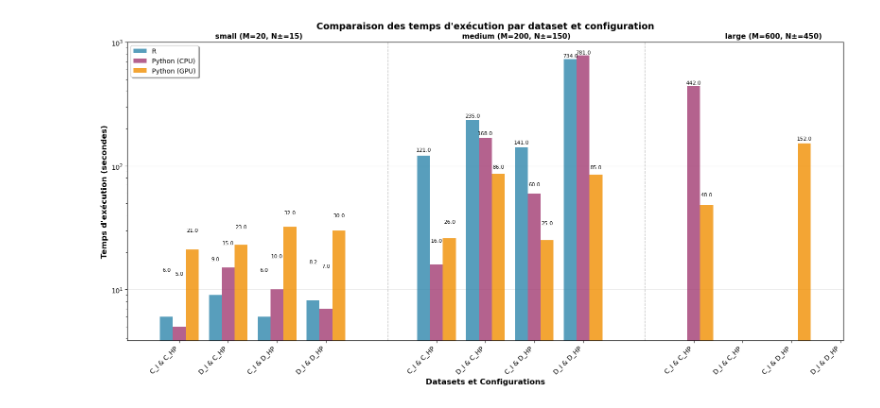
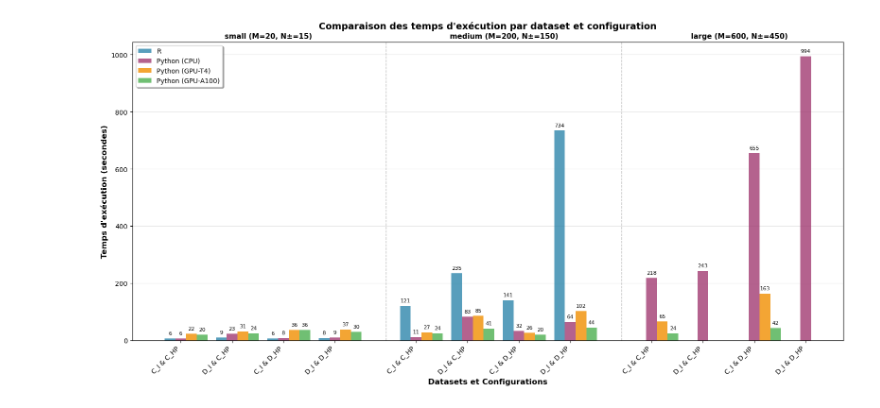
Before and after one commit to SimLej18/MagmaClustPy, a Jupyter notebook: benchmarks/benchmark_analysis.ipynb, the cells around one changed output. Drawn from its saved outputs; the diff is of its cells as text; code cells hidden in the pictures.

```diff
--- a/benchmarks/benchmark_analysis.ipynb
+++ b/benchmarks/benchmark_analysis.ipynb
@@ -6,21 +6,21 @@ import matplotlib.pyplot as plt
 dataset_sizes = ["small (M=20, N±=15)", "medium (M=200, N±=150)", "large (M=600, N±=450)"]
 meta_params = ["C_I & C_HP", "D_I & C_HP", "C_I & D_HP", "D_I & D_HP"]
 # %%
-r_times = np.array([[6, 9, 6, 8.2], [121, 235, 141, 734], [np.nan, np.nan, np.nan, np.nan]])
-py_cpu_times = np.array([[5, 15, 10, 7], [16, 168, 60, 781], [442, np.nan, np.nan, np.nan]])
-py_gpu_times = np.array([[21, 23, 32, 30], [26, 86, 25, 85], [48, np.nan, 152, np.nan]])
-py_tpu_times = np.array([[18, 23, 27, 24], [68, 242, 85, np.nan], [np.nan, np.nan, np.nan, np.nan]])
+r_times = np.array([[6, 9, 6, 8], [121, 235, 141, 734], [np.nan, np.nan, np.nan, np.nan]])
+py_cpu_times = np.array([[6, 23, 8, 9], [11, 83, 32, 64], [218, 243, 655, 994]])
+py_gpu_T4_times = np.array([[22, 31, 36, 37], [27, 85, 26, 102], [65, np.nan, 163, np.nan]])
+py_gpu_A100_times = np.array([[20, 24, 36, 30], [24, 41, 20, 44], [24, np.nan, 42, np.nan]])
 # %%
 fig, ax = plt.subplots(figsize=(16, 8))
 
 # Paramètres pour le positionnement des barres
 bar_width = 0.25
-group_width = 4 * bar_width * 3 + 0.5  # 4 sous-groupes × 3 barres × largeur + espacement
-group_spacing = 1.5
+group_width = 4 * bar_width * 4 + 0.5  # 4 sous-groupes × 3 barres × largeur + espacement
+group_spacing = 1
 
 # Couleurs pour les 3 implémentations
-colors = ['#2E86AB', '#A23B72', '#F18F01']
-implementations = ['R', 'Python (CPU)', 'Python (GPU)', 'Python (TPU)']
+colors = ['#2E86AB', '#A23B72', '#F18F01', '#4CAF50']  # R, Python (CPU), Python (GPU-T4), Python (GPU-A100)
+implementations = ['R', 'Python (CPU)', 'Python (GPU-T4)', 'Python (GPU-A100)']
 
 # Positions des groupes principaux (datasets)
 group_positions = np.arange(len(dataset_sizes)) * (group_width + group_spacing)
@@ -32,13 +32,13 @@ for dataset_idx, dataset in enumerate(dataset_sizes):
     # Pour chaque setup d'entraînement
     for setup_idx, setup in enumerate(meta_params):
         # Position de base pour ce sous-groupe
-        subgroup_pos = base_pos + setup_idx * (3 * bar_width + 0.2)
+        subgroup_pos = base_pos + setup_idx * (4 * bar_width + 0.2)
 
         # Données pour ce setup
         r_val = r_times[dataset_idx, setup_idx]
         cpu_val = py_cpu_times[dataset_idx, setup_idx]
-        gpu_val = py_gpu_times[dataset_idx, setup_idx]
-        tpu_val = py_tpu_times[dataset_idx, setup_idx]
+        gpu_val = py_gpu_T4_times[dataset_idx, setup_idx]
+        tpu_val = py_gpu_A100_times[dataset_idx, setup_idx]
 
         values = [r_val, cpu_val, gpu_val, tpu_val]
 
@@ -52,22 +52,22 @@ for dataset_idx, dataset in enumerate(dataset_sizes):
 
                 # Ajouter la valeur au-dessus de la barre
                 ax.text(pos, value + max(np.nanmax(r_times), np.nanmax(py_cpu_times),
-                                       np.nanmax(py_gpu_times)) * 0.01,
-                       f'{value:.1f}', ha='center', va='bottom', fontsize=8)
+                                       np.nanmax(py_gpu_T4_times), np.nanmax(py_gpu_A100_times)) * 0.01,
+                       f'{int(value)}', ha='center', va='bottom', fontsize=8)
 
 # Positions pour les labels des sous-groupes
 setup_positions = []
 for dataset_idx in range(len(dataset_sizes)):
     base_pos = group_positions[dataset_idx]
     for setup_idx in range(len(meta_params)):
-        subgroup_center = base_pos + setup_idx * (3 * bar_width + 0.2) + bar_width
+        subgroup_center = base_pos + setup_idx * (4 * bar_width + 0.2) + bar_width
         setup_positions.append(subgroup_center)
 
 # Positions pour les labels des datasets (groupes principaux)
 dataset_positions = []
 for dataset_idx in range(len(dataset_sizes)):
     base_pos = group_positions[dataset_idx]
-    center = base_pos + (len(meta_params) * (3 * bar_width + 0.2) - 0.2) / 2
+    center = base_pos + (len(meta_params) * (4 * bar_width + 0.2) - 0.2) / 2
     dataset_positions.append(center)
 
 # Configuration des axes
@@ -79,31 +79,31 @@ ax.set_title('Comparaison des temps d\'exécution par dataset et configuration',
 # Échelle logarithmique pour mieux voir les différences
 #ax.set_yscale('log')
 
 # Grille
 ax.grid(True, alpha=0.3, axis='y')
 ax.set_axisbelow(True)
 
 # Légende
 ax.legend(loc='upper left', frameon=True, fancybox=True, shadow=True)
 
 # Labels des datasets (groupes principaux)
 ax2 = ax.twiny()
 ax2.set_xlim(ax.get_xlim())
 ax2.set_xticks(dataset_positions)
 ax2.set_xticklabels(dataset_sizes, fontweight='bold', fontsize=11)
 ax2.tick_params(axis='x', length=0)
 
 # Labels des setups (sous-groupes)
 setup_labels_repeated = meta_params * len(dataset_sizes)
 ax.set_xticks(setup_positions)
 ax.set_xticklabels(setup_labels_repeated, rotation=45, ha='right', fontsize=10)
 
 # Lignes de séparation entre les datasets
 for i in range(1, len(dataset_sizes)):
     separator_pos = (dataset_positions[i-1] + dataset_positions[i]) / 2
     ax.axvline(x=separator_pos, color='gray', linestyle='--', alpha=0.5, linewidth=1)
 
 plt.tight_layout()
 plt.show()
 # %% [output]
-[figure, old version]
+[figure, new version]
```
Also changed, not shown: 4 other files.
